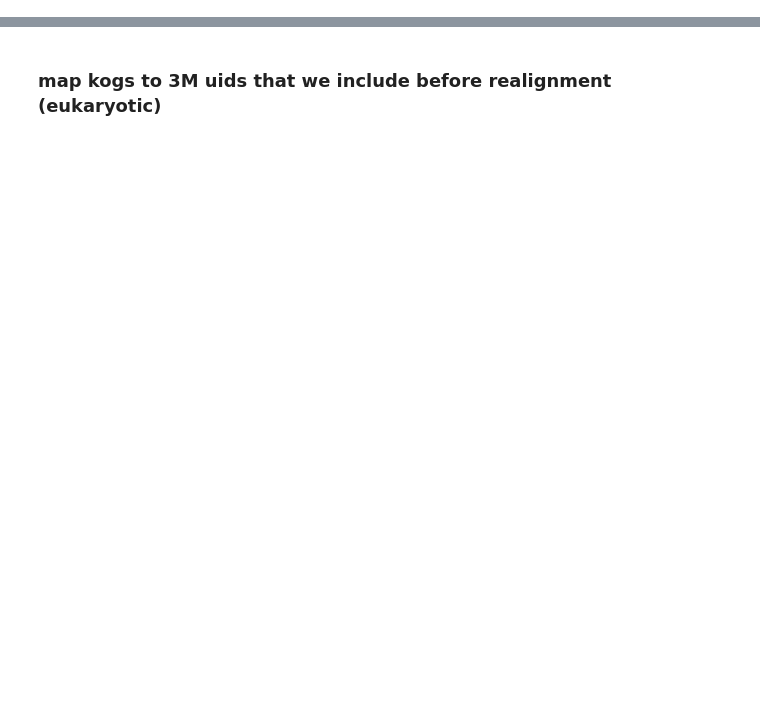
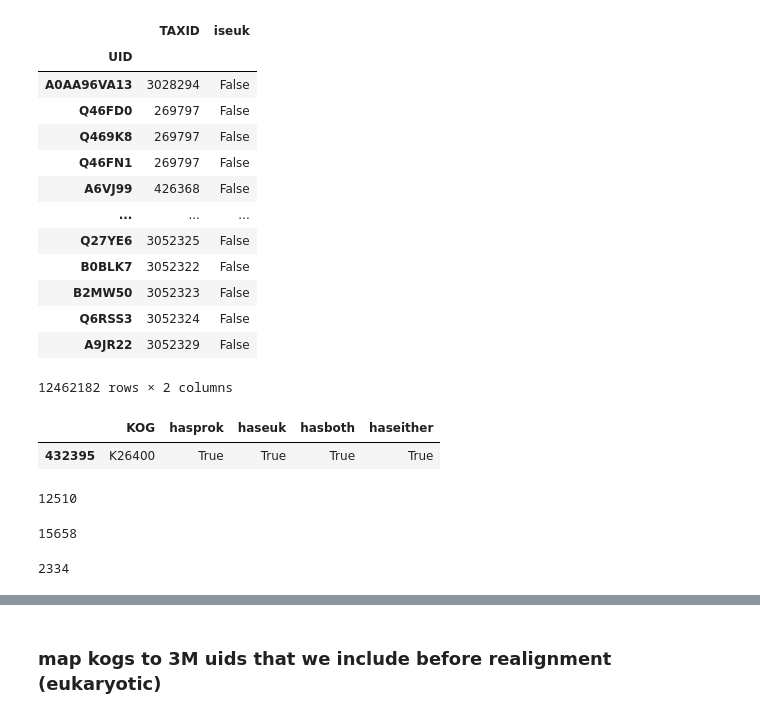
Before and after one commit to VictorTobiasson/eukgen, a Jupyter notebook: KEGG/07.stats_kogs.ipynb, the cells around one changed output, grey strips where cells are left out. Cells and saved outputs as stored; diff of their text form; code cells hidden in the pictures; blank space fills up the shorter version.

```diff
--- a/KEGG/07.stats_kogs.ipynb
+++ b/KEGG/07.stats_kogs.ipynb
@@ -28,3 +28,26 @@ genes2uid_df = pd.read_csv(genes2uid).rename(columns={"UNIPROT_ID":"UID"}).set_i
 uid2kogs_df = pd.read_csv(uid2kogs).iloc[:, 1:].rename(columns = {"0":"UID","1":"KOG"}).set_index("UID")
 uid2taxid_df = pd.read_csv(uid2taxid, sep = "\t", header = None).rename(columns={0:"UID",1:"TAXID"}).set_index("UID")
 uid2desc_df = pd.read_csv(uid2descriptor, sep = "\t", header = None).rename(columns={0:"UID",1:"NAME"}).set_index("UID")
+# %%
+# which KOGs have genes in both euk and prok
+uid2kogs = base_stats + "uid2kogs.csv"
+uid2kogs_df = pd.read_csv(uid2kogs).iloc[:, 1:].rename(columns = {"0":"UID","1":"KOG"}).set_index("UID")
+
+uid2taxid_iseuk = base_stats + "uid2taxids2iseuk.combined.tsv"
+uid2taxid_iseuk_df = pd.read_csv(uid2taxid_iseuk, sep = "\t", header = None).rename(columns={0:"UID",1:"TAXID",2:"iseuk"}).set_index("UID")
+uid2taxid_iseuk_df
+# %% [output]
+|  | TAXID | iseuk |
+| UID |  |  |
+| A0AA96VA13 | 3028294 | False |
+| Q46FD0 | 269797 | False |
+| Q469K8 | 269797 | False |
+| Q46FN1 | 269797 | False |
+| A6VJ99 | 426368 | False |
+| ... | ... | ... |
+| Q27YE6 | 3052325 | False |
+| B0BLK7 | 3052322 | False |
+| B2MW50 | 3052323 | False |
+| Q6RSS3 | 3052324 | False |
+| A9JR22 | 3052329 | False |
+12462182 rows × 2 columns
@@ -30,0 +71,5 @@ uid2desc_df = pd.read_csv(uid2descriptor, sep = "\t", header = None).rename(colu
+# %%
+kogs_hasboth[kogs_hasboth["KOG"] == "K26400"]
+# %% [output]
+|  | KOG | hasprok | haseuk | hasboth | haseither |
+| 432395 | K26400 | True | True | True | True |
@@ -31,3 +79,15 @@ uid2desc_df = pd.read_csv(uid2descriptor, sep = "\t", header = None).rename(colu
+# %%
+sum(kogs_hasboth["hasprok"])
+# %% [output]
+12510
+# %%
+sum(kogs_hasboth["haseuk"])
+# %% [output]
+15658
+# %%
+sum(kogs_hasboth["hasboth"])
+# %% [output]
+2334
 # %%
 kogs_df = pd.merge(uid2kogs_df, genes2uid_df, on="UID", how = "outer")
 kogs_df = pd.merge(kogs_df, uid2taxid_df, on = "UID", how = "outer")
```
Also changed, not shown: parts of 9 cells of this notebook, 12 other files.
